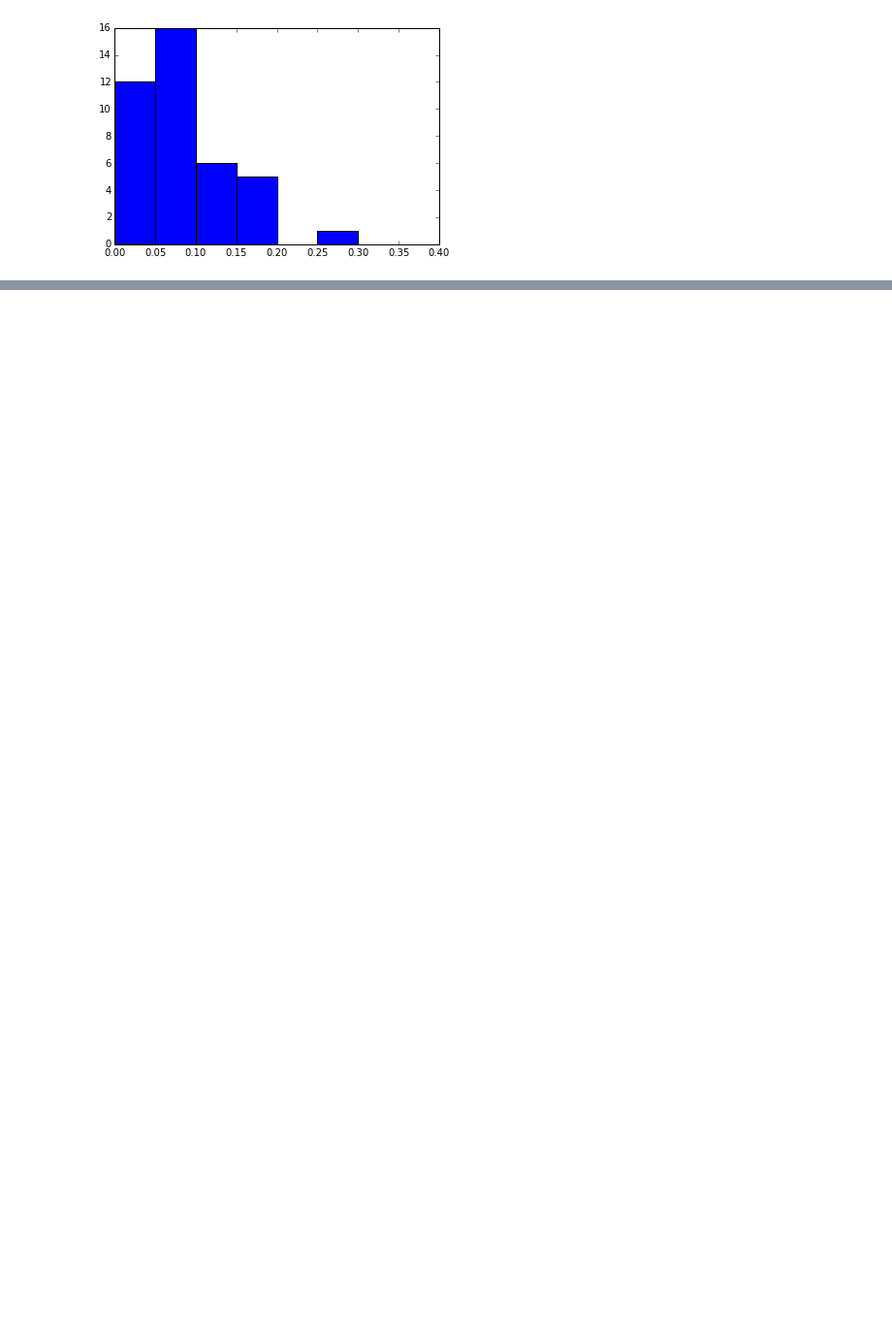
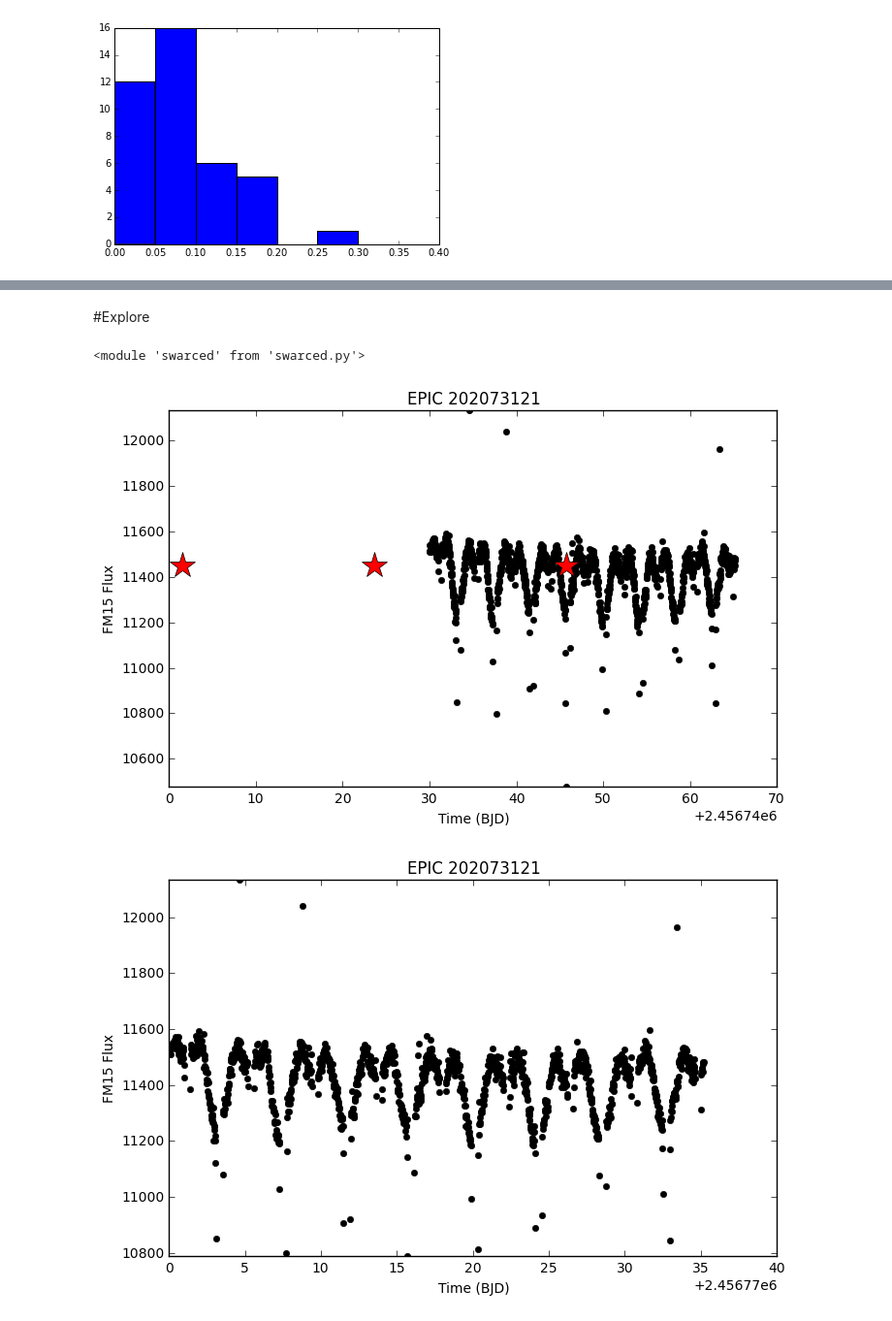
Before and after one commit to jmbhughes/swarced, a Jupyter notebook: recover_many_planets.ipynb, the cells around one changed output, grey strips where cells are left out. Shown: that part at 97% size. Drawn from its saved outputs; the diff is of its cells as text; code cells hidden in the pictures; blank space fills up the shorter version.

```diff
--- a/recover_many_planets.ipynb
+++ b/recover_many_planets.ipynb
@@ -232,0 +278,2 @@ NameError: name 'sw' is not defined
+# %% [markdown]
+#Explore
@@ -232,0 +282,16 @@ NameError: name 'sw' is not defined
+# %%
+reload(sw)
+# %% [output]
+<module 'swarced' from 'swarced.py'>
+# %%
+i=np.argmax(epicid == 202073121)
+r = ref[refrows[i]]
+sw.plot_lc(epicid[i], 0,inpath="/k2_data/c0_known_EB_lc/",tail="_injected_clip",injected=True)
+sw.plot_lc(epicid[i], 0,inpath="/k2_data/c0_known_EB_lc/",tail="_clip")
+sw.plot_phase(epicid[i], 0,r['period'], r['bjd0'], inpath="/k2_data/c0_known_EB_lc/",tail="_injected")
+sw.plot_phase(epicid[i], 0,r['period'], r['bjd0'], inpath="/k2_data/c0_known_EB_lc/",tail="_clip")
+sw.plot_phase(epicid[i], 0,inj_period[i], inj_center[i], inpath="/k2_data/c0_known_EB_lc/",tail="_injected")
+sw.plot_phase(epicid[i], 0,inj_period[i], inj_center[i], inpath="/k2_data/c0_known_EB_lc/",tail="_injected_clip")
+# %% [output]
+[figure, added]
+[figure, added]
```
Also changed, not shown: parts of 17 cells of this notebook, 1 other file.
